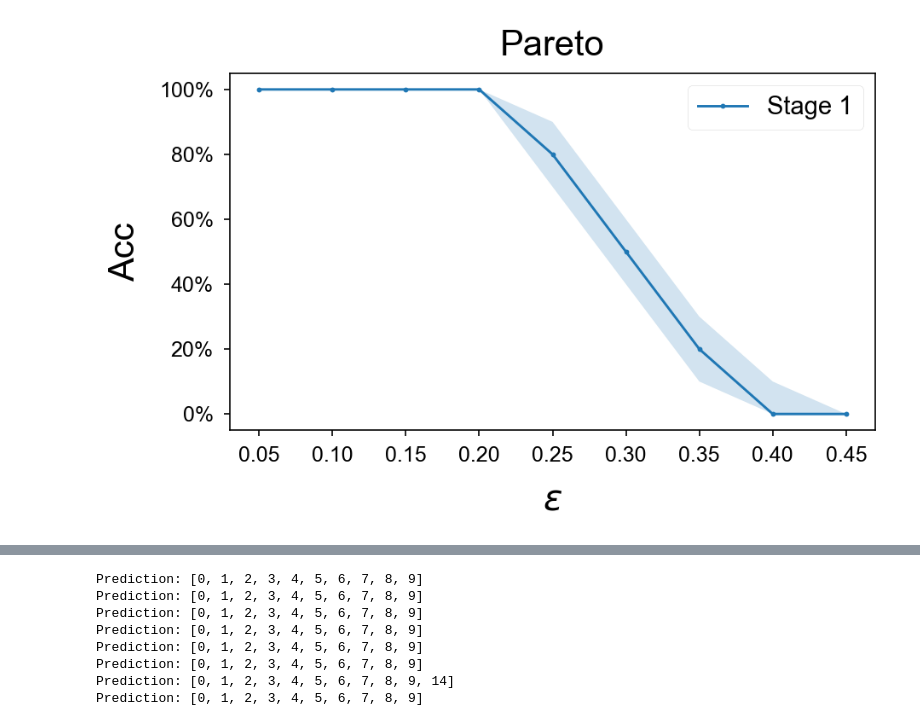
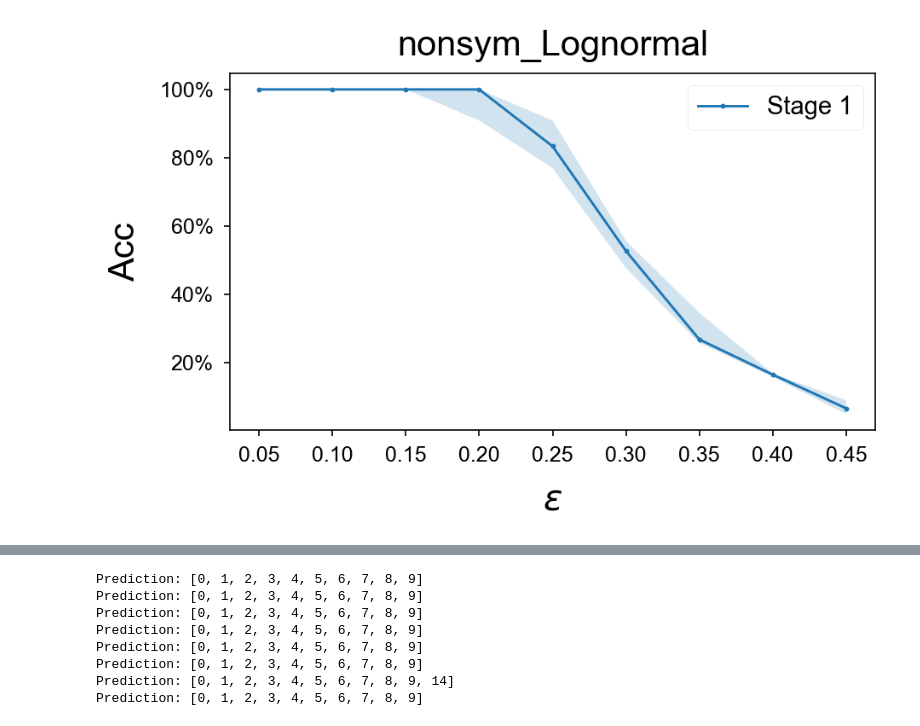
Before and after one commit to ying-hui-he/Robust_mean_estimation, a Jupyter notebook: acc.ipynb, the cells around one changed output, grey strips where cells are left out. Drawn from its saved outputs; the diff is of its cells as text; code cells hidden in the pictures.

```diff
--- a/acc.ipynb
+++ b/acc.ipynb
@@ -269,21 +154,21 @@ plot_eps_loss.plotxy_fromfile(outputfilename = outputfilename, filename = inputf
 [interactive output not drawn]
 # %%
-"acc vs eps -- Pareto -- dense biased -- set data"
+"acc vs eps -- nonsym_Pareto -- dense biased -- set data"
 
 il.reload(rl)
 
-trials = 50
+trials = 10
 
-d, k, m, param = 100, 10, 600, 3.1
+d, k, m, param = 100, 10, 3000, 3.1
 xs = list(np.arange(0.05, 0.5, 0.05))
 
 keys = [rl.Top_K]
 
-model = rl.ParetoModel()
+model = rl.nonsym_ParetoModel()
 noise_model = rl.DenseNoise(-2)
 model_params = rl.Params(d = d, k = k, m = m, param = param)
 
-inputfilename = 'data/acc-vs-eps-Pareto.pkl'
+inputfilename = 'data/acc-vs-eps-nonsym_Pareto.pkl'
 plot_m = rl.load_data(model = model, noise_model = noise_model, params = model_params, loss = rl.acc, keys = keys)
 plot_m.setdata_tofile(filename = inputfilename, xvar_name = 'acc', trials = trials, xs = xs)
 # %% [output]
@@ -397,0 +293,19 @@ Prediction: [3, 5, 7]
+# %%
+"acc vs eps -- nonsym_Lognormal -- dense biased -- set data"
+
+il.reload(rl)
+
+trials = 10
+
+d, k, m, param= 100, 10, 600, 2
+xs = list(np.arange(0.05, 0.5, 0.05))
+
+keys = [rl.Top_K]
+
+model = rl.nonsym_LognormalModel()
+noise_model = rl.DenseNoise(-2)
+model_params = rl.Params(d = d, k = k, m = m, param = param)
+
+inputfilename = 'data/acc-vs-eps-nonsym_Lognormal.pkl'
+plot_m = rl.load_data(model = model, noise_model = noise_model, params = model_params, loss = rl.acc, keys = keys)
+plot_m.setdata_tofile(filename = inputfilename, xvar_name = 'acc', trials = trials, xs = xs)
@@ -398,28 +403,28 @@ Prediction: [3, 5, 7]
 # %%
-"loss vs eps -- Pareto -- dense biased -- plot"
+"loss vs eps -- nonsym_Lognormal -- dense biased -- plot"
 
 il.reload(rl)
 
-trials = 50
+trials = 10
 
 d, k, m, param= 100, 10, 600, 2
 xs = list(np.arange(0.05, 0.5, 0.05))
 
 keys = [rl.Top_K]
 
-model = rl.ParetoModel()
+model = rl.nonsym_LognormalModel()
 noise_model = rl.DenseNoise(-2)
 model_params = rl.Params(d = d, k = k, m = m, param = param)
-inputfilename = 'data/acc-vs-eps-Pareto.pkl'
-outputfilename = 'figs/acc-vs-eps-Pareto.pdf'
+inputfilename = 'data/acc-vs-eps-nonsym_Lognormal.pkl'
+outputfilename = 'figs/acc-vs-eps-nonsym_Lognormal.pdf'
 
-title = 'Pareto'
+title = 'nonsym_Lognormal'
 xlabel = '$\epsilon$'
 ylabel = 'Acc'
 
 plot_eps_loss = rl.plot_data(model = model, noise_model = noise_model, params = model_params, loss = rl.err, keys = keys)
 
 plot_eps_loss.plotxy_fromfile(outputfilename = outputfilename, filename = inputfilename, title = title, xlabel = xlabel, ylabel = ylabel, figsize = figsize, fsize = fsize, fpad = fpad, xs = xs, fontname = fontname)
 # %% [output]
-[figure, old version]
+[figure, new version]
 [interactive output not drawn]
```
Also changed, not shown: parts of 9 cells of this notebook, 14 other files.
